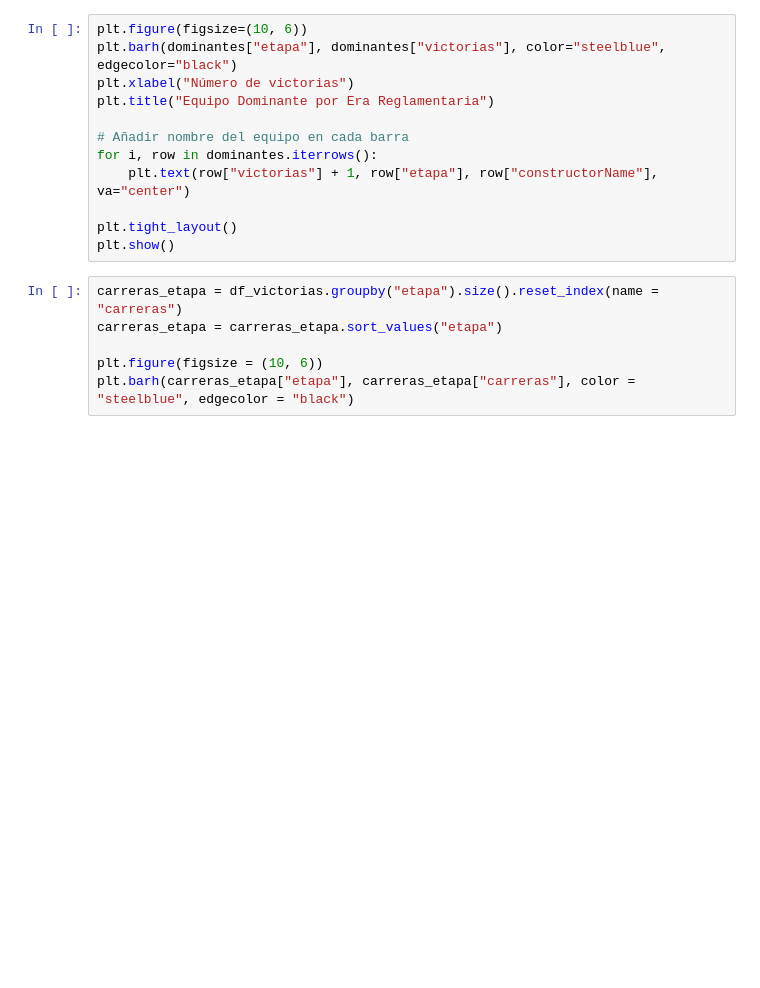
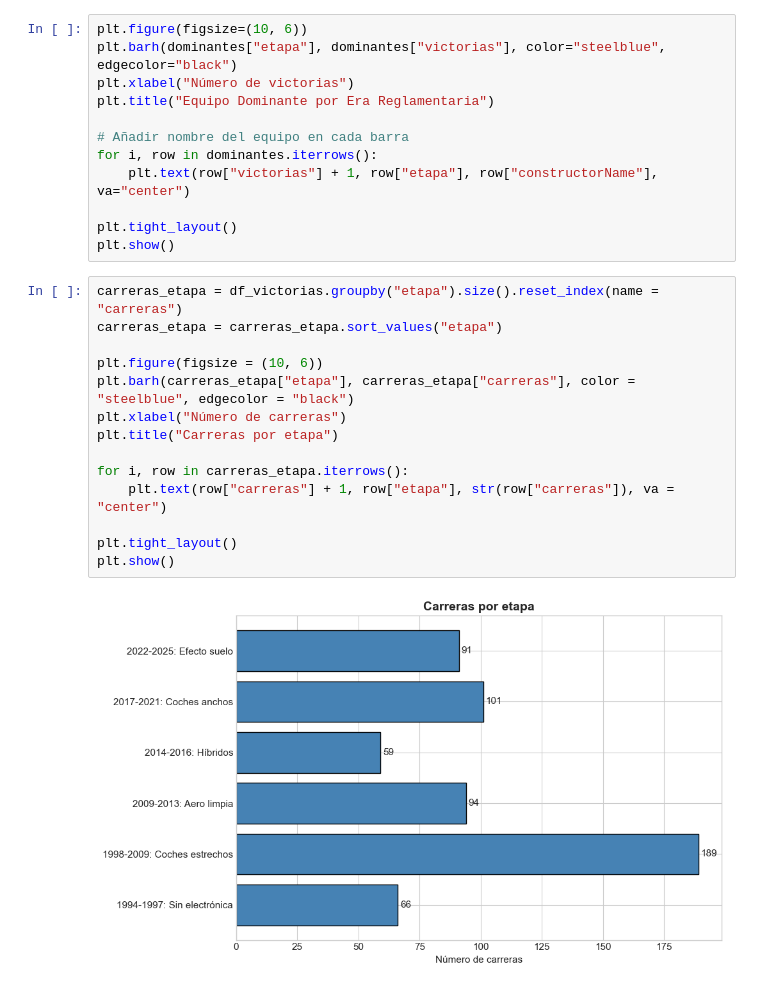
Before and after one commit to alejandrogrima/f1-database-project, a Jupyter notebook: notebooks/04_EDA_F1.ipynb, the cells around one changed output. Saved outputs shown, nothing was run; the diff lists cells and outputs as text; blank space fills up the shorter version.

Commit message:
etapa 1 medio hecha
a

```diff
--- a/notebooks/04_EDA_F1.ipynb
+++ b/notebooks/04_EDA_F1.ipynb
@@ -243,6 +238,16 @@ plt.show()
 # %%
 carreras_etapa = df_victorias.groupby("etapa").size().reset_index(name = "carreras")
 carreras_etapa = carreras_etapa.sort_values("etapa")
 
 plt.figure(figsize = (10, 6))
 plt.barh(carreras_etapa["etapa"], carreras_etapa["carreras"], color = "steelblue", edgecolor = "black")
+plt.xlabel("Número de carreras")
+plt.title("Carreras por etapa")
+
+for i, row in carreras_etapa.iterrows():
+    plt.text(row["carreras"] + 1, row["etapa"], str(row["carreras"]), va = "center")
+
+plt.tight_layout()
+plt.show()
+# %% [output]
+[figure, added]
```
Also changed, not shown: parts of 9 cells of this notebook.
